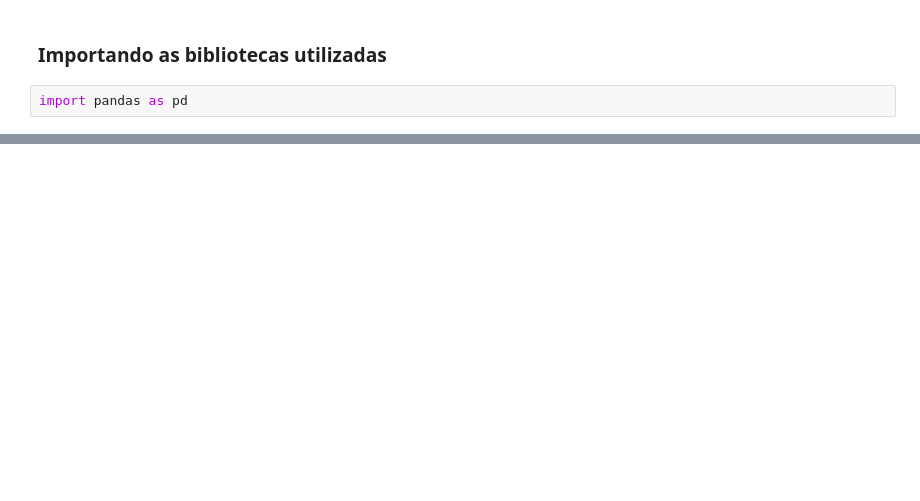
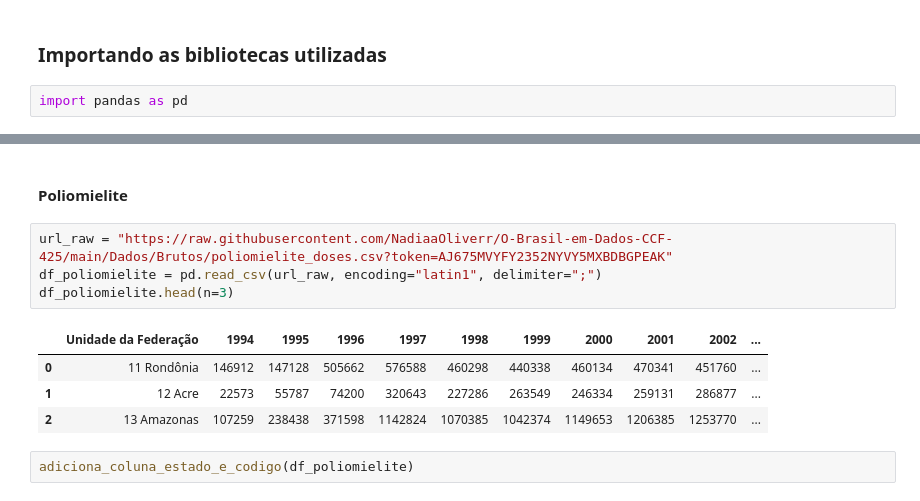
Before and after one commit to NadiaaOliverr/O-Brasil-em-Dados, a Jupyter notebook: Notebooks/Tratamento_dos_Dados_Brutos.ipynb, the cells around one changed output, grey strips where cells are left out. Drawn from its saved outputs; the diff is of its cells as text; blank space fills up the shorter version.

```diff
--- a/Notebooks/Tratamento_dos_Dados_Brutos.ipynb
+++ b/Notebooks/Tratamento_dos_Dados_Brutos.ipynb
@@ -16,0 +81,13 @@ import pandas as pd
+# %% [markdown]
+#### **Poliomielite**
+# %%
+url_raw = "https://raw.githubusercontent.com/NadiaaOliverr/O-Brasil-em-Dados-CCF-425/main/Dados/Brutos/poliomielite_doses.csv?token=AJ675MVYFY2352NYVY5MXBDBGPEAK"
+df_poliomielite = pd.read_csv(url_raw, encoding="latin1", delimiter=";")
+df_poliomielite.head(n=3)
+# %% [output]
+|  | Unidade da Federação | 1994 | 1995 | 1996 | 1997 | 1998 | 1999 | 2000 | 2001 | 2002 | ... |
+| 0 | 11 Rondônia | 146912 | 147128 | 505662 | 576588 | 460298 | 440338 | 460134 | 470341 | 451760 | ... |
+| 1 | 12 Acre | 22573 | 55787 | 74200 | 320643 | 227286 | 263549 | 246334 | 259131 | 286877 | ... |
+| 2 | 13 Amazonas | 107259 | 238438 | 371598 | 1142824 | 1070385 | 1042374 | 1149653 | 1206385 | 1253770 | ... |
+# %%
+adiciona_coluna_estado_e_codigo(df_poliomielite)
```
Also changed, not shown: parts of 16 cells of this notebook.
